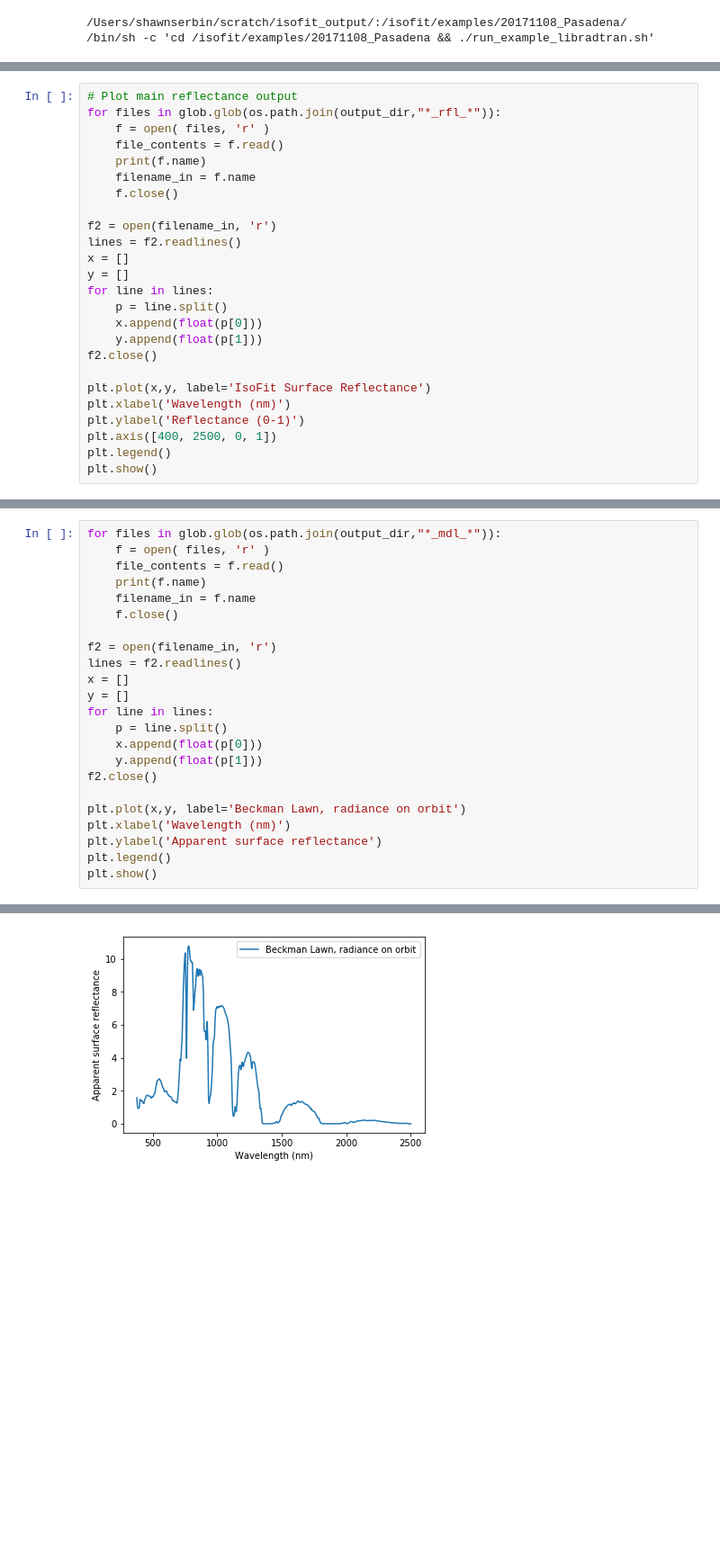
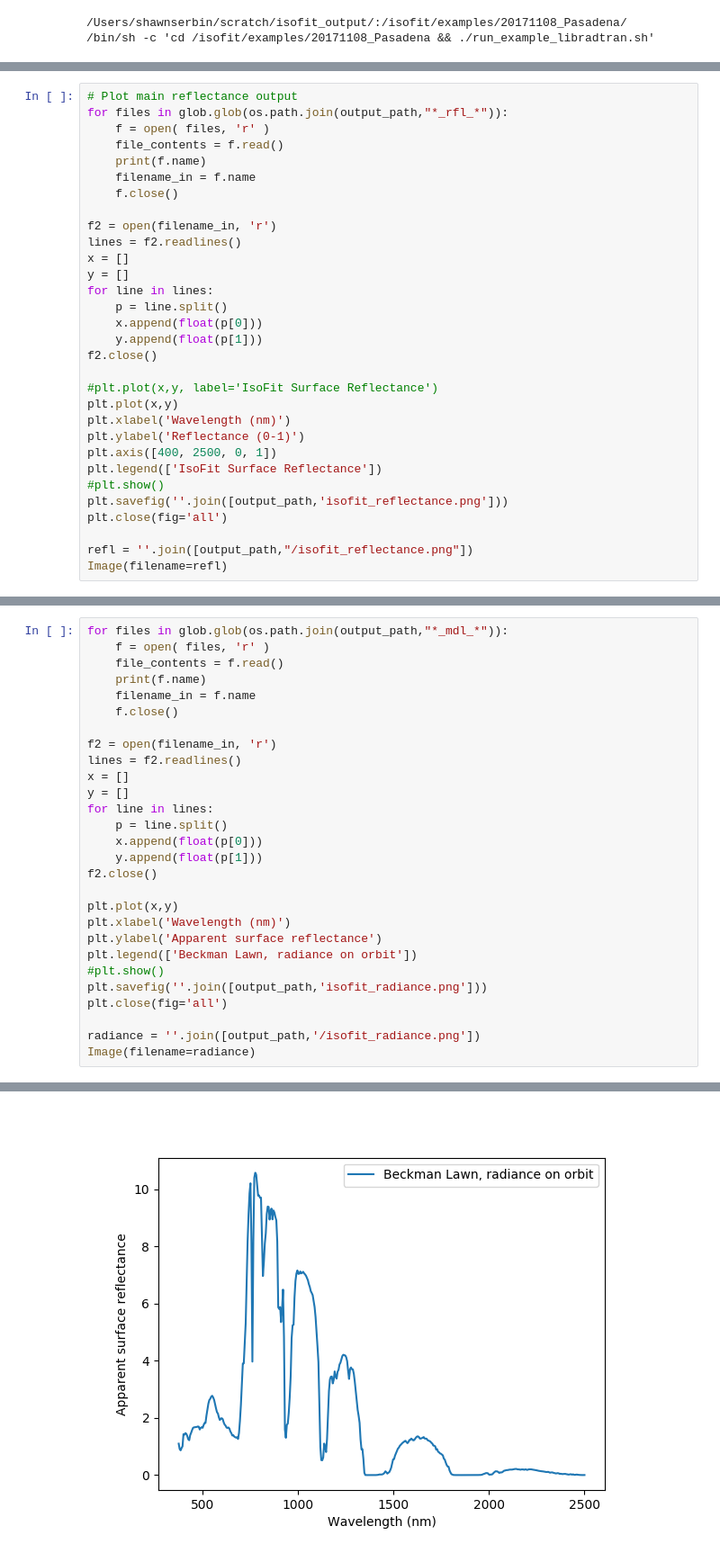
Before and after one commit to serbinsh/isofit_docker, a Jupyter notebook: notebooks/isofit_v3.ipynb, the cells around one changed output, grey strips where cells are left out. Shown: that part at 90% size. Cells and saved outputs as stored; diff of their text form; blank space fills up the shorter version.

```diff
--- a/notebooks/isofit_v3.ipynb
+++ b/notebooks/isofit_v3.ipynb
@@ -87,7 +86,7 @@ Image(filename=file3)
 [figure]
 # %%
 # Plot main reflectance output
-for files in glob.glob(os.path.join(output_dir,"*_rfl_*")):
+for files in glob.glob(os.path.join(output_path,"*_rfl_*")):
     f = open( files, 'r' )
     file_contents = f.read()
     print(f.name)
@@ -104,10 +103,16 @@ for line in lines:
     y.append(float(p[1]))
 f2.close()
 
-plt.plot(x,y, label='IsoFit Surface Reflectance')
+#plt.plot(x,y, label='IsoFit Surface Reflectance')
+plt.plot(x,y)
 plt.xlabel('Wavelength (nm)')
 plt.ylabel('Reflectance (0-1)')
 plt.axis([400, 2500, 0, 1])
-plt.legend()
-plt.show()
+plt.legend(['IsoFit Surface Reflectance'])
+#plt.show()
+plt.savefig(''.join([output_path,'isofit_reflectance.png']))
+plt.close(fig='all')
+
+refl = ''.join([output_path,"/isofit_reflectance.png"])
+Image(filename=refl)
 # %% [output]
@@ -116,5 +121,5 @@ plt.show()
 # %%
-for files in glob.glob(os.path.join(output_dir,"*_mdl_*")):
+for files in glob.glob(os.path.join(output_path,"*_mdl_*")):
     f = open( files, 'r' )
     file_contents = f.read()
     print(f.name)
@@ -131,9 +136,14 @@ for line in lines:
     y.append(float(p[1]))
 f2.close()
 
-plt.plot(x,y, label='Beckman Lawn, radiance on orbit')
+plt.plot(x,y)
 plt.xlabel('Wavelength (nm)')
 plt.ylabel('Apparent surface reflectance')
-plt.legend()
-plt.show()
+plt.legend(['Beckman Lawn, radiance on orbit'])
+#plt.show()
+plt.savefig(''.join([output_path,'isofit_radiance.png']))
+plt.close(fig='all')
+
+radiance = ''.join([output_path,'/isofit_radiance.png'])
+Image(filename=radiance)
 # %% [output]
@@ -141 +151 @@ plt.show()
-[figure, old version]
+[figure, new version]
```
Also changed, not shown: parts of 6 cells of this notebook, 1 other file.
